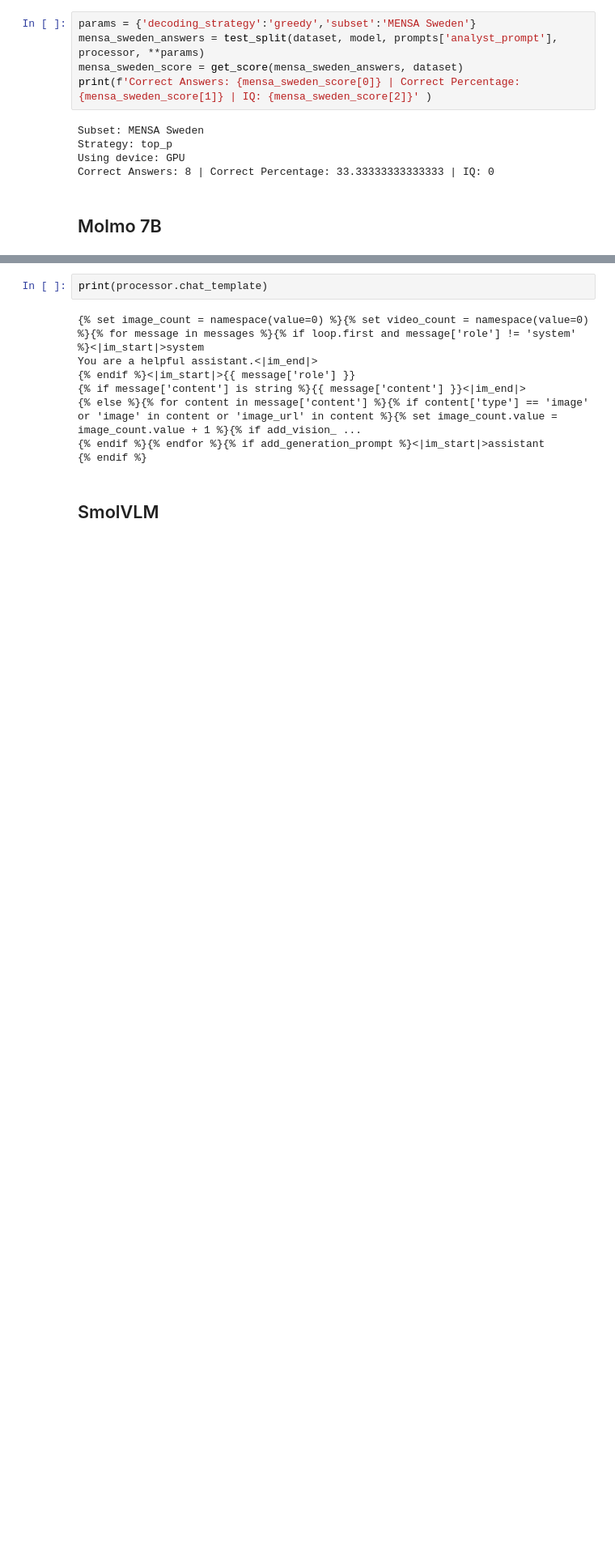
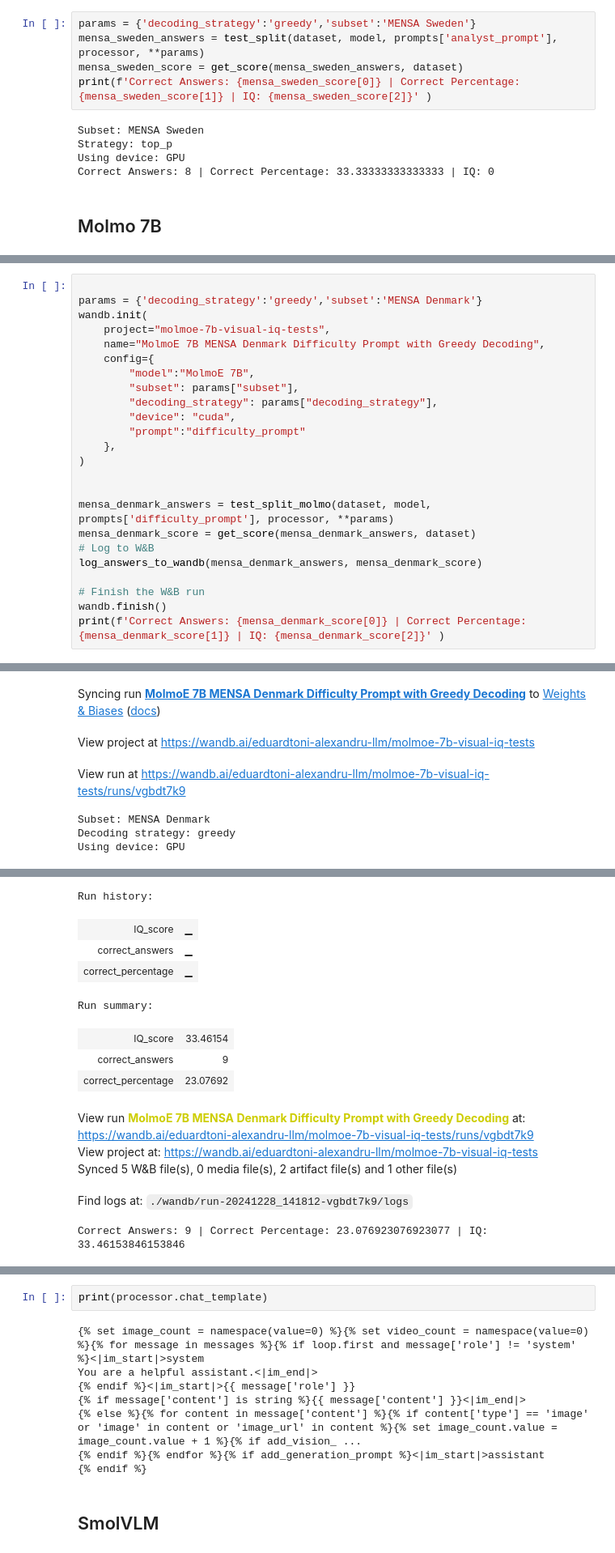
Before and after one commit to eduardalexandrut/llm-iq-test, a Jupyter notebook: LLM_visual_iq_test.ipynb, the cells around one changed output, grey strips where cells are left out. Shown at 81% size. Saved outputs shown, nothing was run; the diff lists cells and outputs as text; blank space fills up the shorter version.

```diff
--- a/LLM_visual_iq_test.ipynb
+++ b/LLM_visual_iq_test.ipynb
@@ -3118,0 +4013,25 @@ Correct Answers: 8 | Correct Percentage: 33.33333333333333 | IQ: 0
+# %%
+
+params = {'decoding_strategy':'greedy','subset':'MENSA Denmark'}
+wandb.init(
+    project="molmoe-7b-visual-iq-tests",
+    name="MolmoE 7B MENSA Denmark Difficulty Prompt with Greedy Decoding",
+    config={
+        "model":"MolmoE 7B",
+        "subset": params["subset"],
+        "decoding_strategy": params["decoding_strategy"],
+        "device": "cuda",
+        "prompt":"difficulty_prompt"
+    },
+)
+
+
+mensa_denmark_answers = test_split_molmo(dataset, model, prompts['difficulty_prompt'], processor, **params)
+mensa_denmark_score = get_score(mensa_denmark_answers, dataset)
+# Log to W&B
+log_answers_to_wandb(mensa_denmark_answers, mensa_denmark_score)
+
+# Finish the W&B run
+wandb.finish()
+print(f'Correct Answers: {mensa_denmark_score[0]} | Correct Percentage: {mensa_denmark_score[1]} | IQ: {mensa_denmark_score[2]}' )
+# %% [output]
@@ -3118,0 +4040,6 @@ Correct Answers: 8 | Correct Percentage: 33.33333333333333 | IQ: 0
+Syncing run MolmoE 7B MENSA Denmark Difficulty Prompt with Greedy Decoding to Weights & Biases (docs)
+View project at https://wandb.ai/eduardtoni-alexandru-llm/molmoe-7b-visual-iq-tests
+View run at https://wandb.ai/eduardtoni-alexandru-llm/molmoe-7b-visual-iq-tests/runs/vgbdt7k9
+Subset: MENSA Denmark
+Decoding strategy: greedy
+Using device: GPU
@@ -3118,0 +4047,13 @@ Correct Answers: 8 | Correct Percentage: 33.33333333333333 | IQ: 0
+Run history:
+| IQ_score | ▁ |
+| correct_answers | ▁ |
+| correct_percentage | ▁ |
+Run summary:
+| IQ_score | 33.46154 |
+| correct_answers | 9 |
+| correct_percentage | 23.07692 |
+View run MolmoE 7B MENSA Denmark Difficulty Prompt with Greedy Decoding at: https://wandb.ai/eduardtoni-alexandru-llm/molmoe-7b-visual-iq-tests/runs/vgbdt7k9
+View project at: https://wandb.ai/eduardtoni-alexandru-llm/molmoe-7b-visual-iq-tests
+Synced 5 W&B file(s), 0 media file(s), 2 artifact file(s) and 1 other file(s)
+Find logs at: ./wandb/run-20241228_141812-vgbdt7k9/logs
+Correct Answers: 9 | Correct Percentage: 23.076923076923077 | IQ: 33.46153846153846
```
Also changed, not shown: parts of 92 cells of this notebook.
